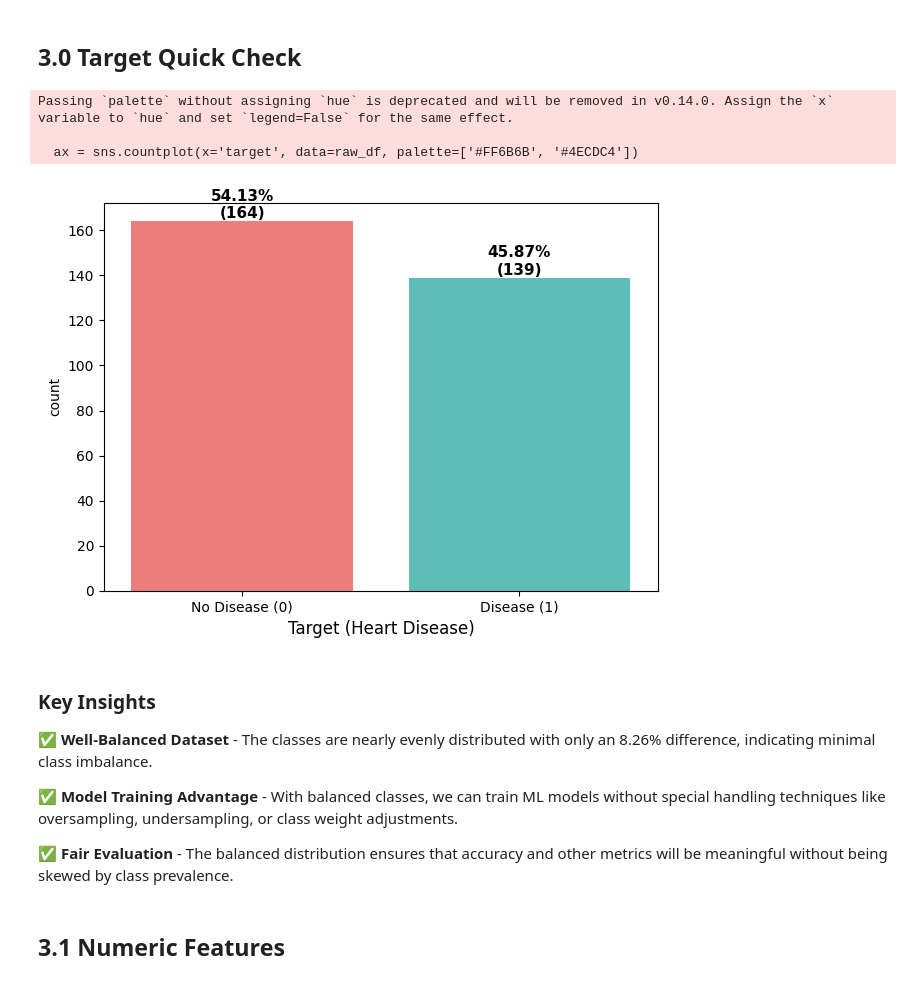
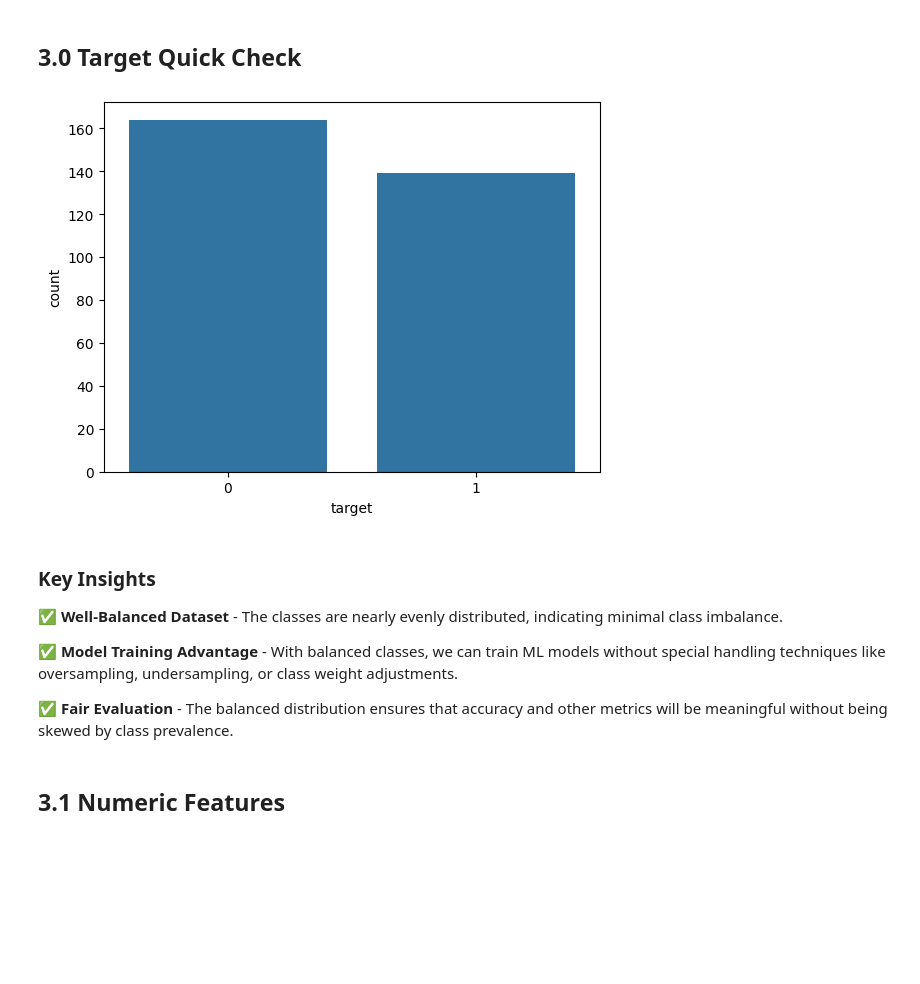
Before and after one commit to btduyforwork/heart-disease-dianosis, a Jupyter notebook: notebooks/heart_disease_FE.ipynb, the cells around one changed output. Cells and saved outputs as stored; diff of their text form; code cells hidden in the pictures; blank space fills up the shorter version.

```diff
--- a/notebooks/heart_disease_FE.ipynb
+++ b/notebooks/heart_disease_FE.ipynb
@@ -93,7 +93,7 @@ COLUMNS = [
     'ca', 'thal', 'target'
 ]
 PATH="cleveland.csv"
-raw_df = pd.read_csv(PATH, names=columns)
+raw_df = pd.read_csv(PATH, names=COLUMNS)
 raw_df["target"] = raw_df["target"].apply(lambda x: 1 if x > 0 else 0)
 raw_df.head(10)
 # %% [output]
@@ -129,31 +129,14 @@ Categorical columns: ['sex', 'cp', 'fbs', 'restecg', 'exang', 'slope', 'ca', 'th
 # 3. EDA
 # %% [markdown]
 ## 3.0 Target Quick Check
-# %%
-# Create countplot
-ax = sns.countplot(x='target', data=raw_df, palette=['#FF6B6B', '#4ECDC4'])
-
-# Calculate total and add percentage labels
-total = len(raw_df)
-for p in ax.patches:
-    height = p.get_height()
-    percentage = (height / total) * 100
-    ax.text(p.get_x() + p.get_width()/2., height,
-            f'{percentage:.2f}%\n({int(height)})',
-            ha='center', va='bottom', fontsize=11, fontweight='bold')
-
-ax.set_xlabel('Target (Heart Disease)', fontsize=12)
-ax.set_xticklabels(['No Disease (0)', 'Disease (1)'])
-plt.tight_layout()
-plt.show()
-# %% [output]
-Passing `palette` without assigning `hue` is deprecated and will be removed in v0.14.0. Assign the `x` variable to `hue` and set `legend=False` for the same effect.
-
-  ax = sns.countplot(x='target', data=raw_df, palette=['#FF6B6B', '#4ECDC4'])
-[figure, removed]
+# %%
+# Create countplot
+ax = sns.countplot(x='target', data=raw_df)
+# %% [output]
+[figure, added]
 # %% [markdown]
 ### Key Insights
-✅ **Well-Balanced Dataset** - The classes are nearly evenly distributed with only an 8.26% difference, indicating minimal class imbalance.
+✅ **Well-Balanced Dataset** - The classes are nearly evenly distributed, indicating minimal class imbalance.
 
 ✅ **Model Training Advantage** - With balanced classes, we can train ML models without special handling techniques like oversampling, undersampling, or class weight adjustments.
 
```
Also changed, not shown: parts of 5 cells of this notebook.
